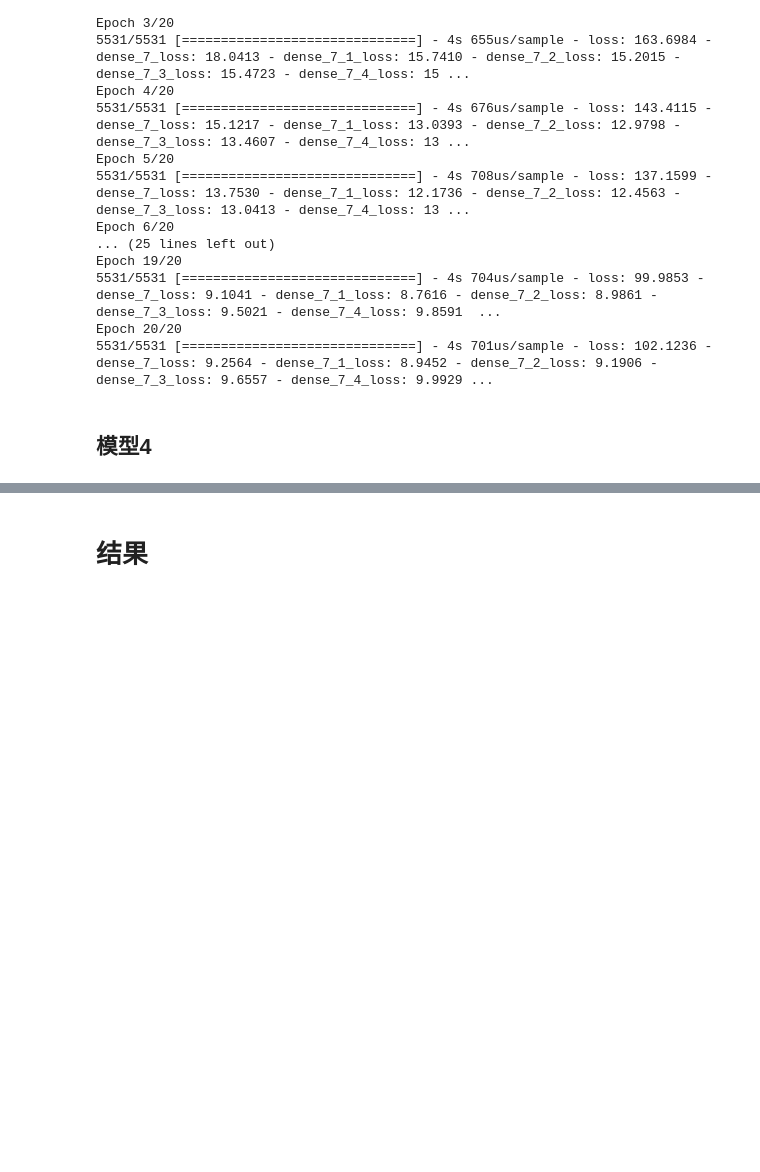
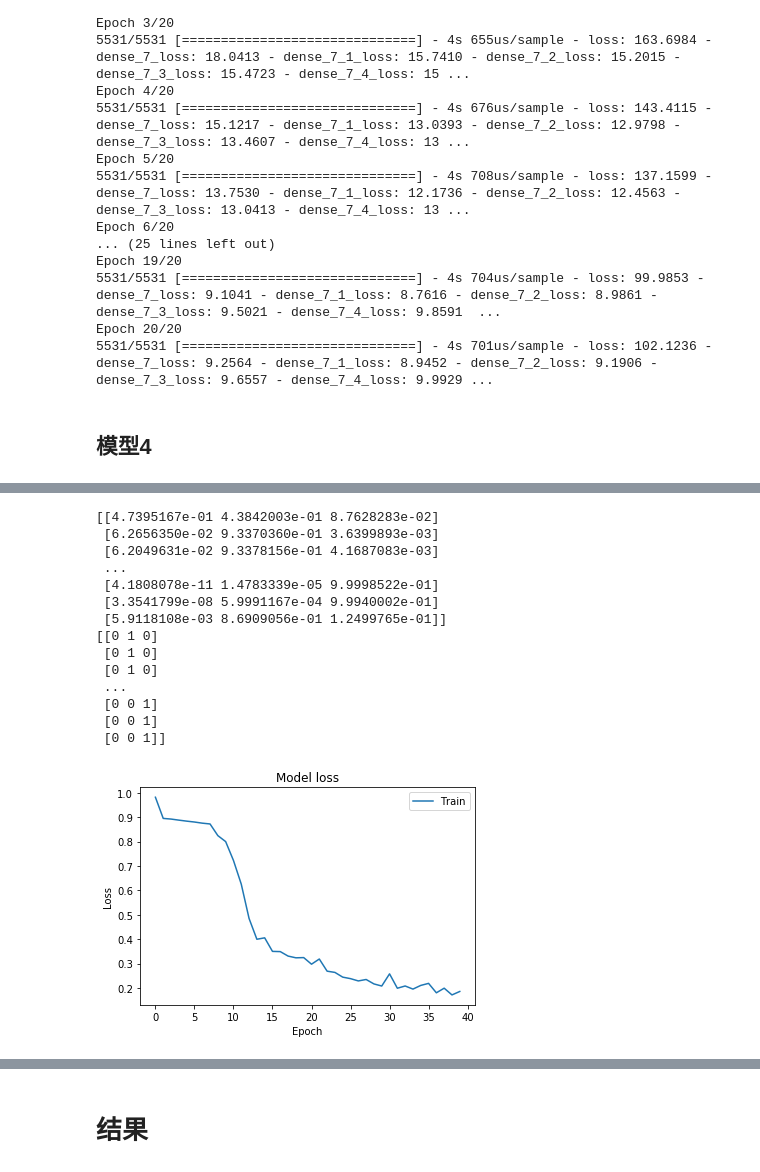
Before and after one commit to SimonLaplacing/prediction, a Jupyter notebook: SequenceModel.ipynb, the cells around one changed output, grey strips where cells are left out. Drawn from its saved outputs; the diff is of its cells as text; code cells hidden in the pictures; blank space fills up the shorter version.

```diff
--- a/SequenceModel.ipynb
+++ b/SequenceModel.ipynb
@@ -524,0 +550,4 @@ Epoch 100/100
+# %%
+# Time to train
+
+History5 = model5.fit(InLtrain101, OutLtrain101, epochs=40, batch_size=32)
@@ -524,0 +572,36 @@ Epoch 100/100
+# %%
+pred5 = model5.predict(InLtest)
+print(pred5)
+print(OutLtest)
+# 绘制训练 & 验证的损失值
+
+plt.plot((np.array(History5.history['loss'])))
+
+plt.title('Model loss')
+plt.ylabel('Loss')
+plt.xlabel('Epoch')
+plt.legend(['Train'], loc='upper right')
+plt.show()
+
+#Evaluate the test performance
+
+# outputs_test = list(Outtest.swapaxes(0,1))
+
+score5 = model5.evaluate(InLtest101, OutLtest101)
+print('Test loss: ', score5)
+# %% [output]
+[[4.7395167e-01 4.3842003e-01 8.7628283e-02]
+ [6.2656350e-02 9.3370360e-01 3.6399893e-03]
+ [6.2049631e-02 9.3378156e-01 4.1687083e-03]
+ ...
+ [4.1808078e-11 1.4783339e-05 9.9998522e-01]
+ [3.3541799e-08 5.9991167e-04 9.9940002e-01]
+ [5.9118108e-03 8.6909056e-01 1.2499765e-01]]
+[[0 1 0]
+ [0 1 0]
+ [0 1 0]
+ ...
+ [0 0 1]
+ [0 0 1]
+ [0 0 1]]
+[figure, added]
```
Also changed, not shown: parts of 13 cells of this notebook, 1 other file.
